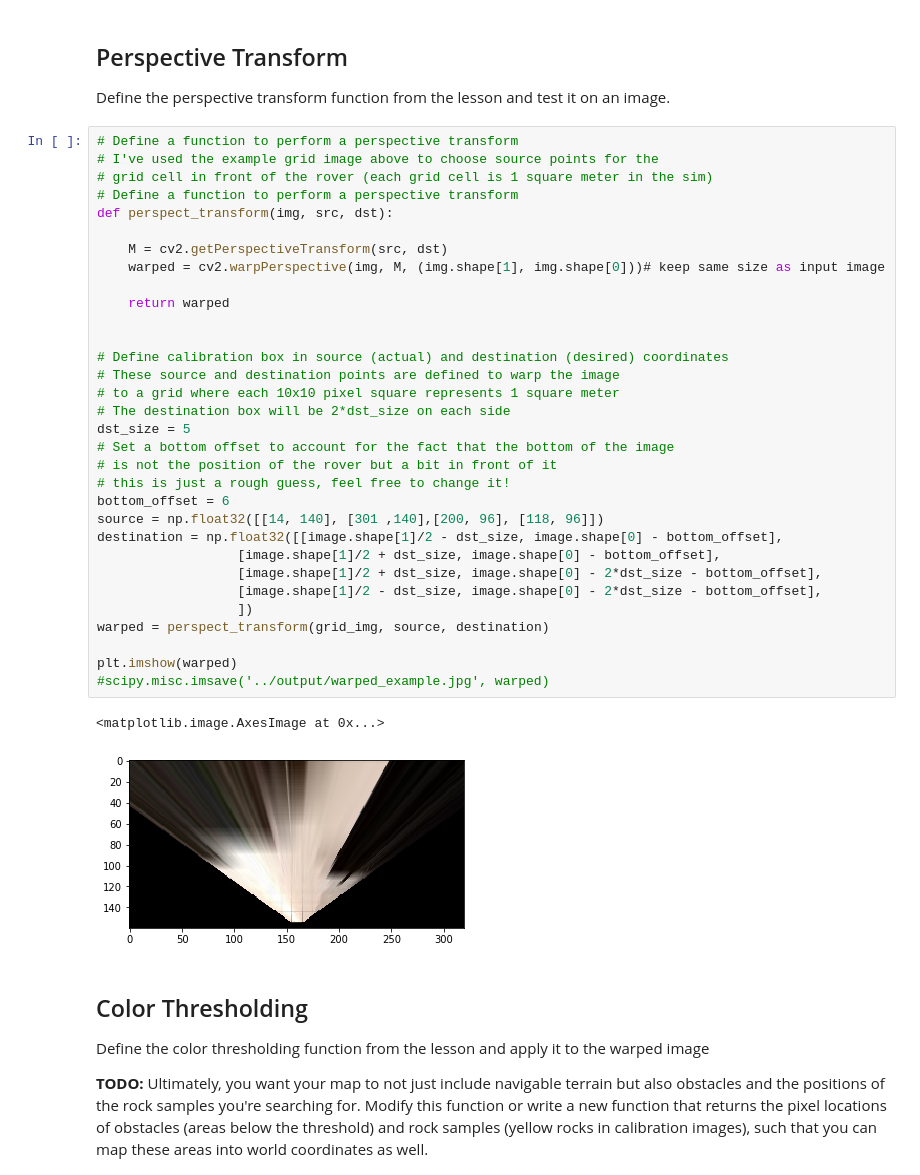
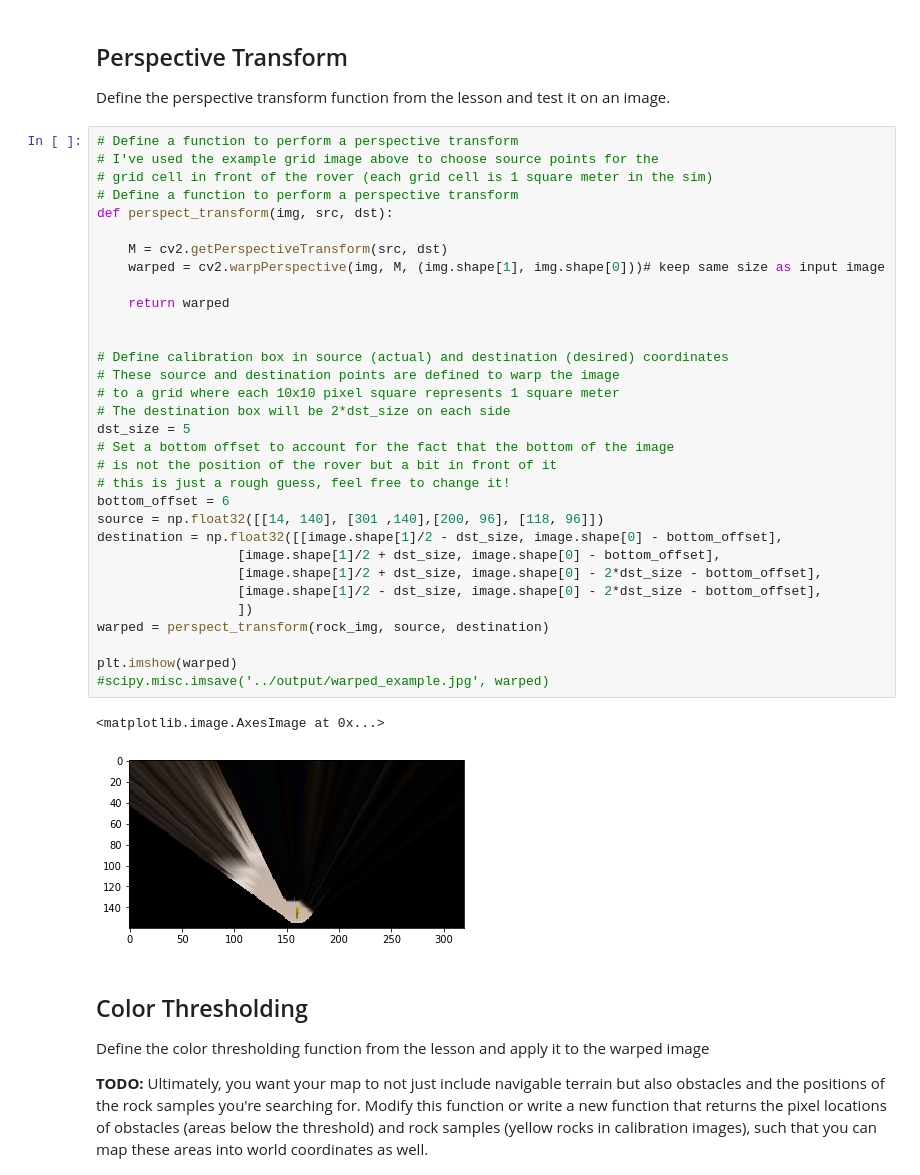
Before and after one commit to crespum/RoboND-Rover-Project, a Jupyter notebook: code/Rover_Project_Test_Notebook.ipynb, the cells around one changed output. Drawn from its saved outputs; the diff is of its cells as text.

```diff
--- a/code/Rover_Project_Test_Notebook.ipynb
+++ b/code/Rover_Project_Test_Notebook.ipynb
@@ -95,14 +95,14 @@
                   [image.shape[1]/2 + dst_size, image.shape[0] - bottom_offset],
                   [image.shape[1]/2 + dst_size, image.shape[0] - 2*dst_size - bottom_offset],
                   [image.shape[1]/2 - dst_size, image.shape[0] - 2*dst_size - bottom_offset],
                   ])
-warped = perspect_transform(grid_img, source, destination)
+warped = perspect_transform(rock_img, source, destination)
 
 plt.imshow(warped)
 #scipy.misc.imsave('../output/warped_example.jpg', warped)
 # %% [output]
 <matplotlib.image.AxesImage at 0x...>
-[figure, old version]
+[figure, new version]
 # %% [markdown]
 ## Color Thresholding
 Define the color thresholding function from the lesson and apply it to the warped image
```
Also changed, not shown: parts of 4 cells of this notebook, 2 other files.
